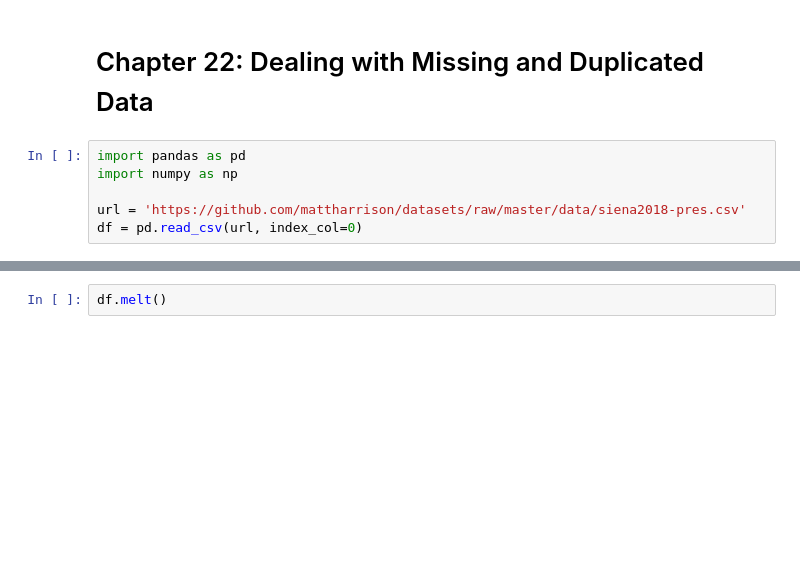
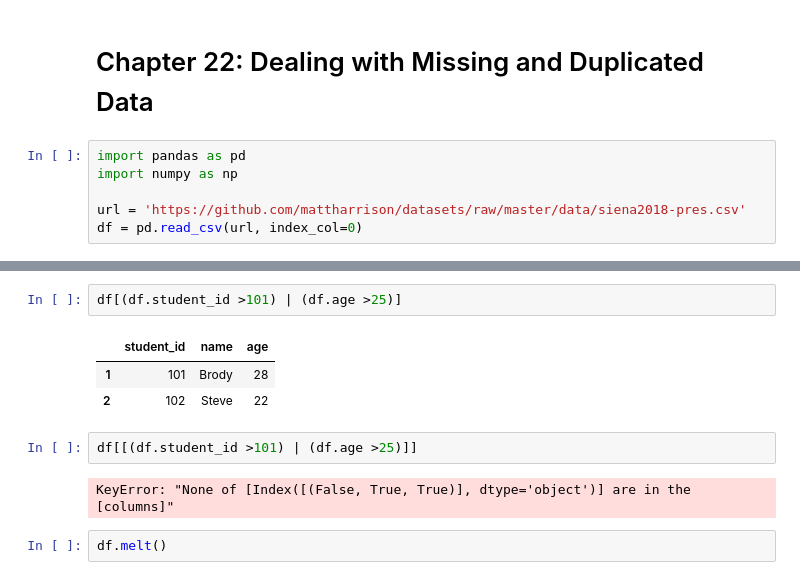
Before and after one commit to stevechengnyc/effective-pandas, a Jupyter notebook: 22-dealing-with-missing-and-duplicated-data.ipynb, the cells around one changed output, grey strips where cells are left out. Cells and saved outputs as stored; diff of their text form; blank space fills up the shorter version.

```diff
--- a/22-dealing-with-missing-and-duplicated-data.ipynb
+++ b/22-dealing-with-missing-and-duplicated-data.ipynb
@@ -11,3 +52,13 @@ df = pd.DataFrame([[100, 'Tom', 28], [101, 'Brody', 18], [102, 'Steve', 22]], co
+# %%
+df[(df.student_id >101) | (df.age >25)]
+# %% [output]
+|  | student_id | name | age |
+| 1 | 101 | Brody | 28 |
+| 2 | 102 | Steve | 22 |
+# %%
+df[[(df.student_id >101) | (df.age >25)]]
+# %% [output]
+KeyError: "None of [Index([(False, True, True)], dtype='object')] are in the [columns]"
 # %%
 df.melt()
 # %% [output]
```
Also changed, not shown: parts of 7 cells of this notebook.
